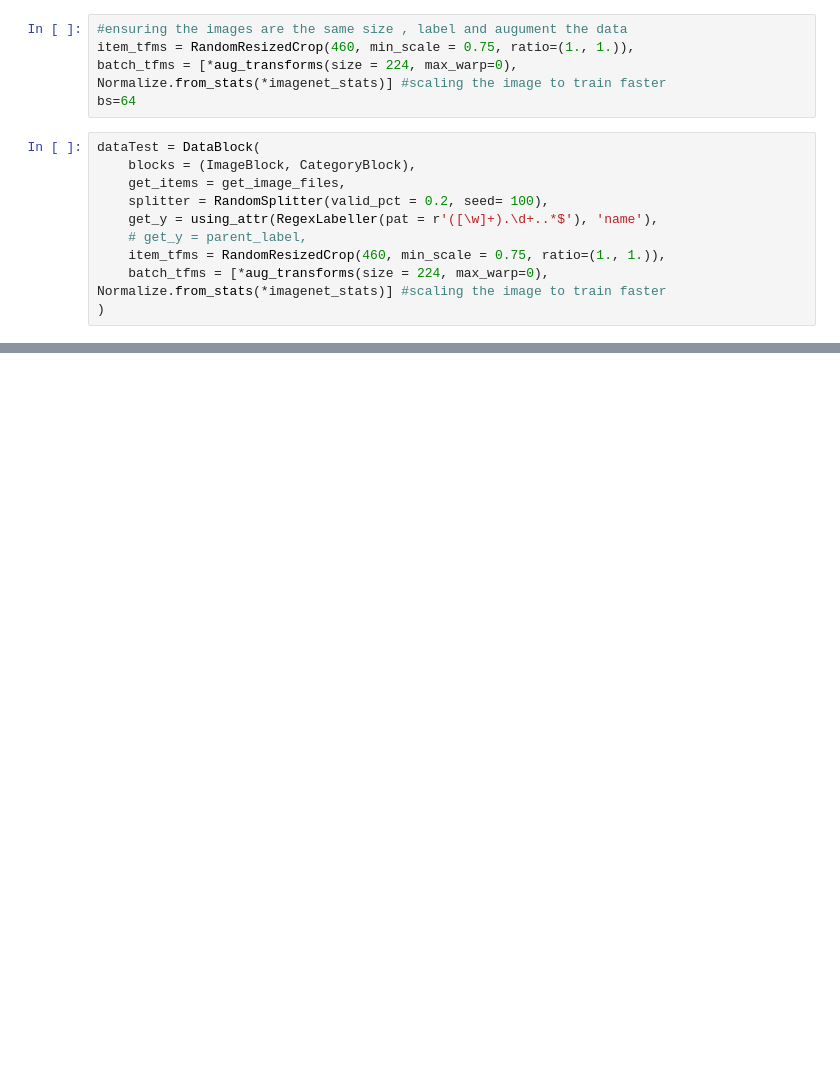
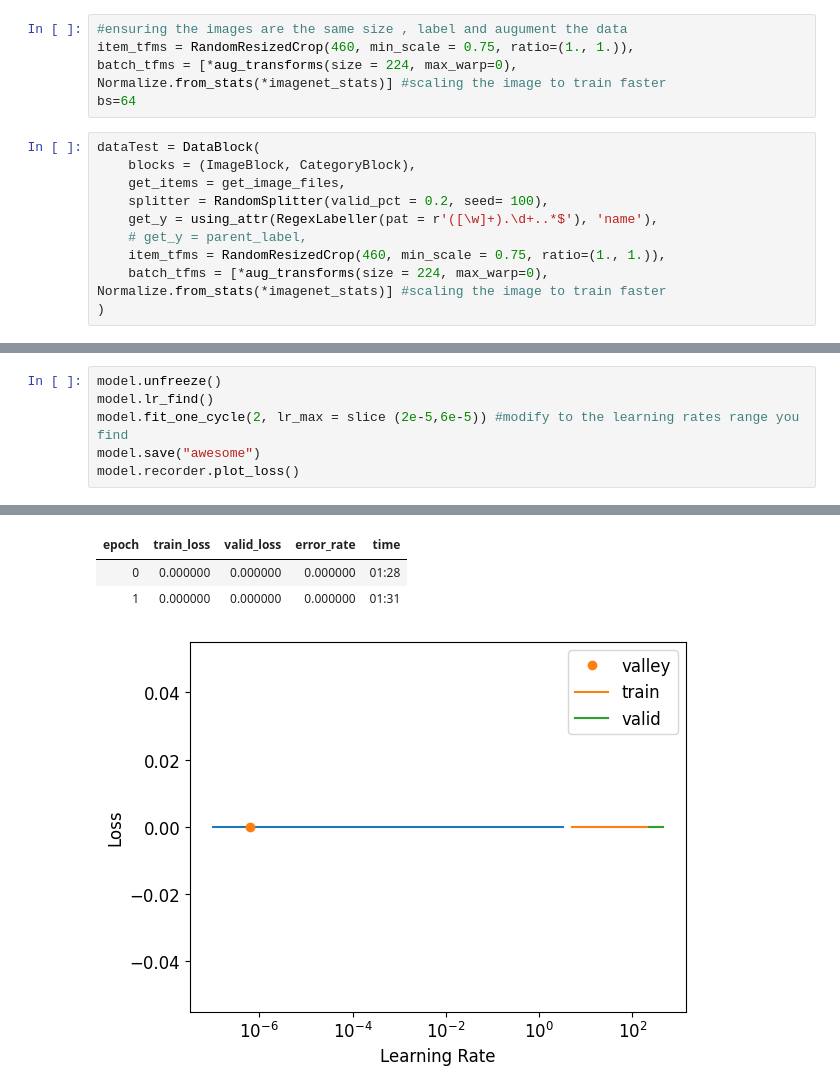
Before and after one commit to Stephaaniee/ProjectWork, a Jupyter notebook: Tst2.ipynb, the cells around one changed output, grey strips where cells are left out. Drawn from its saved outputs; the diff is of its cells as text; blank space fills up the shorter version.

```diff
--- a/Tst2.ipynb
+++ b/Tst2.ipynb
@@ -51,0 +112,7 @@ model.fit_one_cycle(4)
+# %%
+model.unfreeze()
+model.lr_find()
+model.fit_one_cycle(2, lr_max = slice (2e-5,6e-5)) #modify to the learning rates range you find
+model.save("awesome")
+model.recorder.plot_loss()
+# %% [output]
@@ -51,0 +120,4 @@ model.fit_one_cycle(4)
+| epoch | train_loss | valid_loss | error_rate | time |
+| 0 | 0.000000 | 0.000000 | 0.000000 | 01:28 |
+| 1 | 0.000000 | 0.000000 | 0.000000 | 01:31 |
+[figure, added]
```
Also changed, not shown: parts of 8 cells of this notebook.
